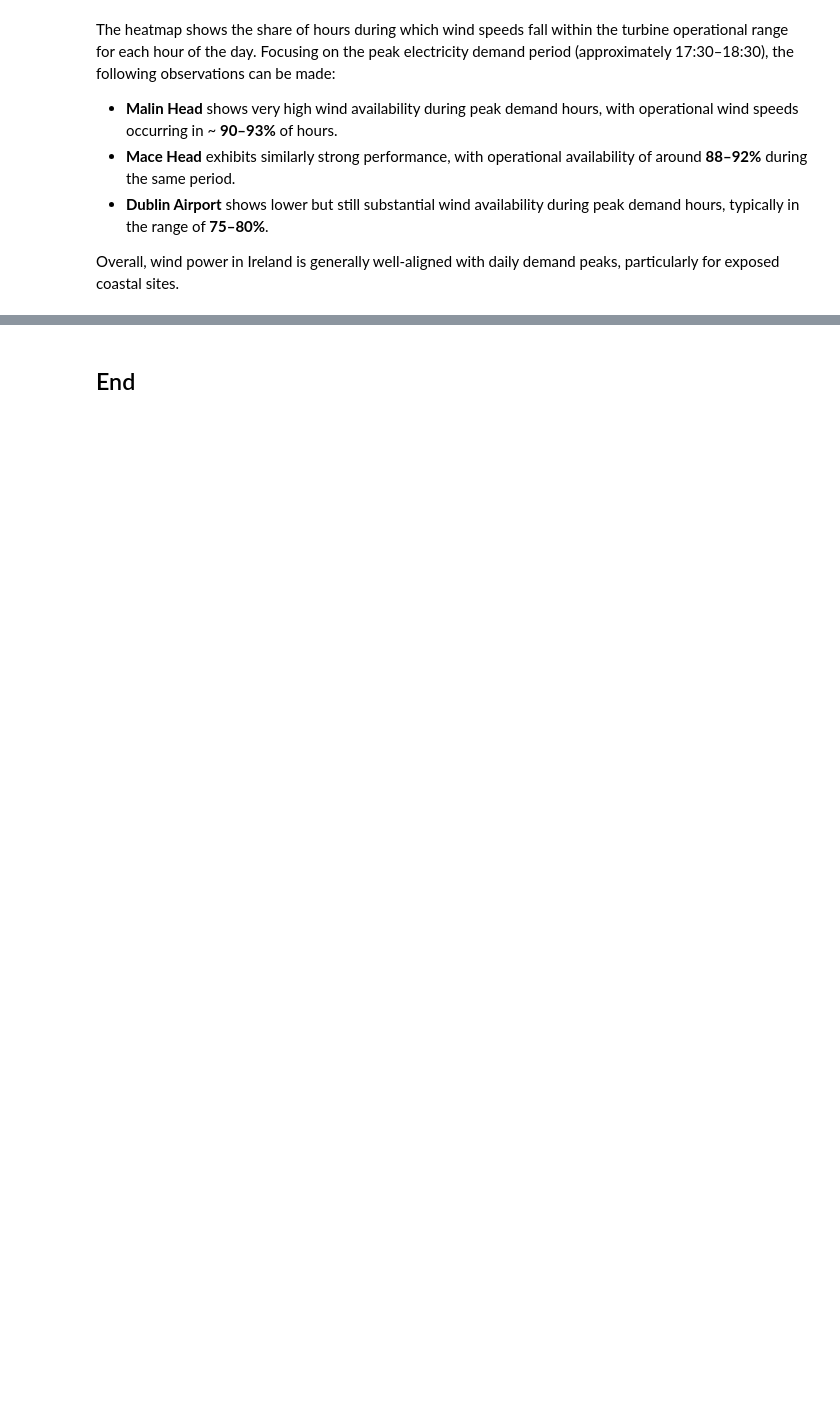
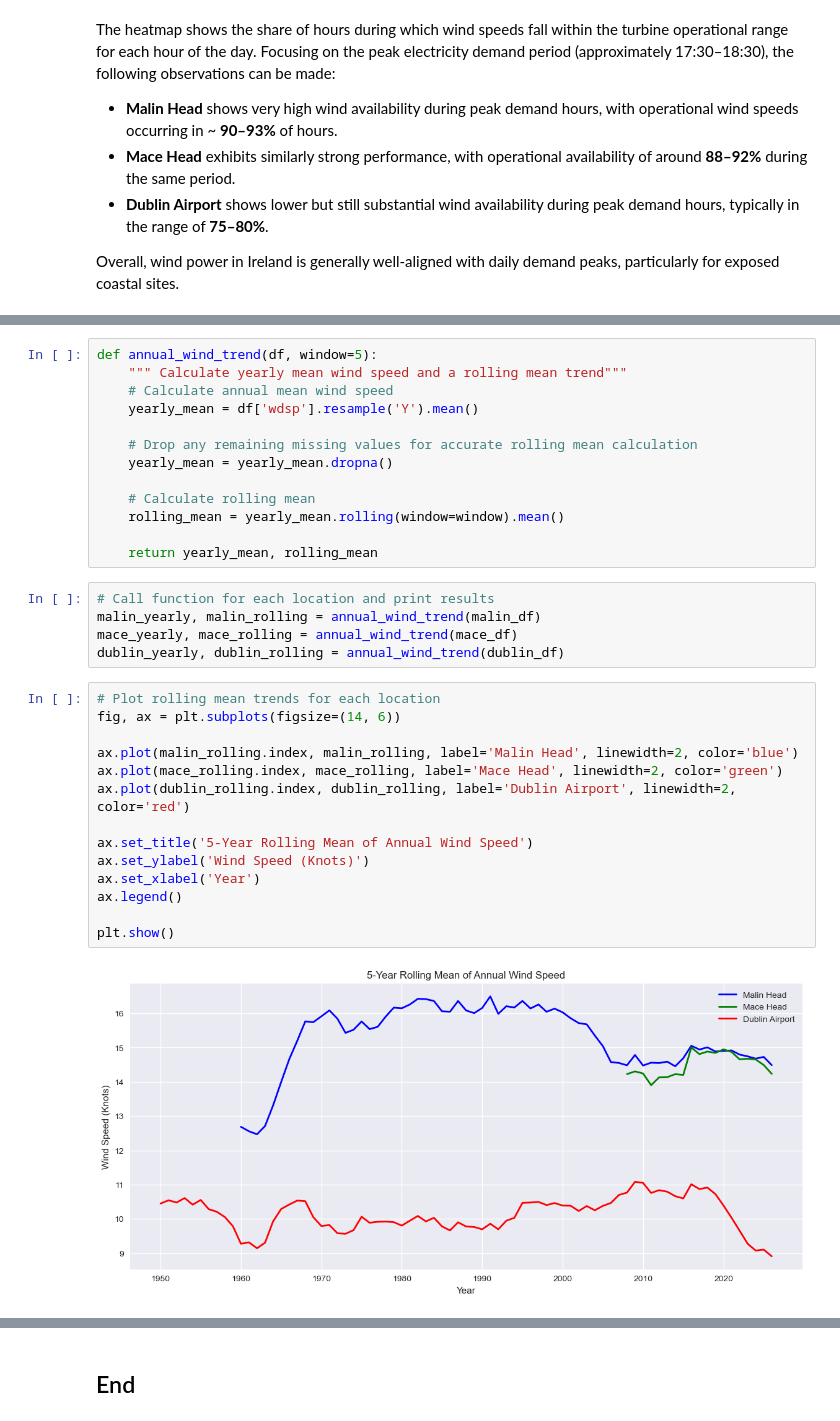
Before and after one commit to Oksyyy/programming-for-data-analytics, a Jupyter notebook: project/wind_anlysis.ipynb, the cells around one changed output, grey strips where cells are left out. Cells and saved outputs as stored; diff of their text form; blank space fills up the shorter version.

Commit message:
Added long-term trends and LinearRegression section

```diff
--- a/project/wind_anlysis.ipynb
+++ b/project/wind_anlysis.ipynb
@@ -645,0 +659,34 @@ Overall, wind power in Ireland is generally well-aligned with daily demand peaks
+# %%
+def annual_wind_trend(df, window=5):
+    """ Calculate yearly mean wind speed and a rolling mean trend"""
+    # Calculate annual mean wind speed
+    yearly_mean = df['wdsp'].resample('Y').mean()
+
+    # Drop any remaining missing values for accurate rolling mean calculation
+    yearly_mean = yearly_mean.dropna()
+
+    # Calculate rolling mean
+    rolling_mean = yearly_mean.rolling(window=window).mean()
+
+    return yearly_mean, rolling_mean
+# %%
+# Call function for each location and print results
+malin_yearly, malin_rolling = annual_wind_trend(malin_df)
+mace_yearly, mace_rolling = annual_wind_trend(mace_df)
+dublin_yearly, dublin_rolling = annual_wind_trend(dublin_df)
+# %%
+# Plot rolling mean trends for each location
+fig, ax = plt.subplots(figsize=(14, 6))
+
+ax.plot(malin_rolling.index, malin_rolling, label='Malin Head', linewidth=2, color='blue')
+ax.plot(mace_rolling.index, mace_rolling, label='Mace Head', linewidth=2, color='green')
+ax.plot(dublin_rolling.index, dublin_rolling, label='Dublin Airport', linewidth=2, color='red')
+
+ax.set_title('5-Year Rolling Mean of Annual Wind Speed')
+ax.set_ylabel('Wind Speed (Knots)')
+ax.set_xlabel('Year')
+ax.legend()
+
+plt.show()
+# %% [output]
+[figure, added]
```
Also changed, not shown: parts of 17 cells of this notebook.
